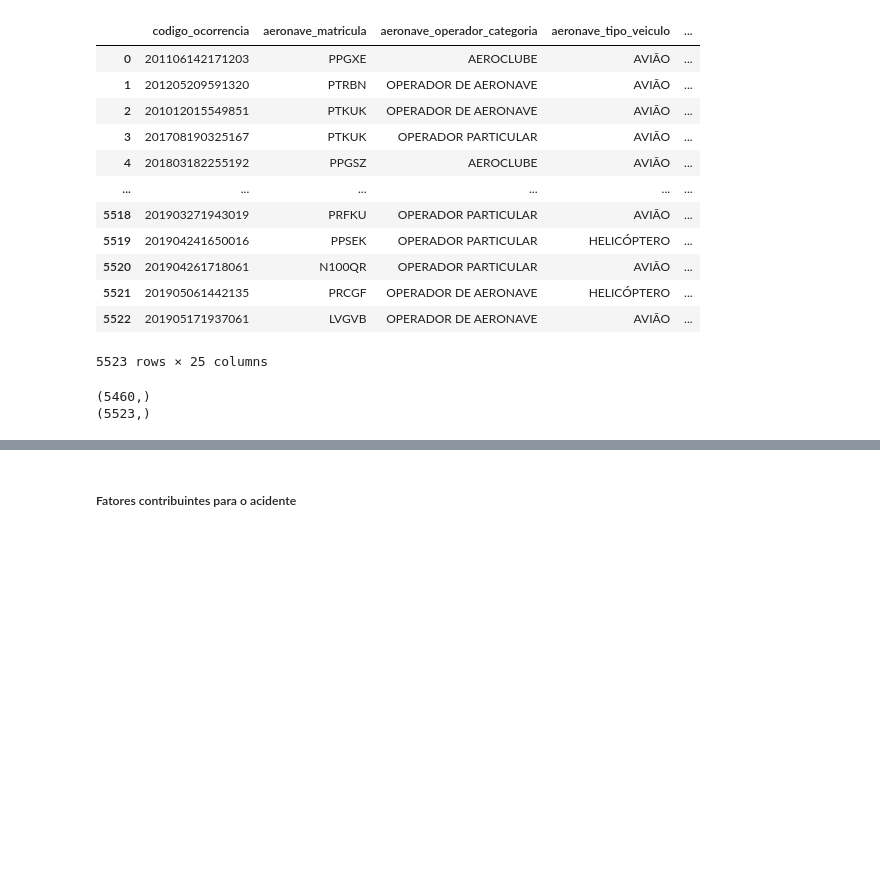
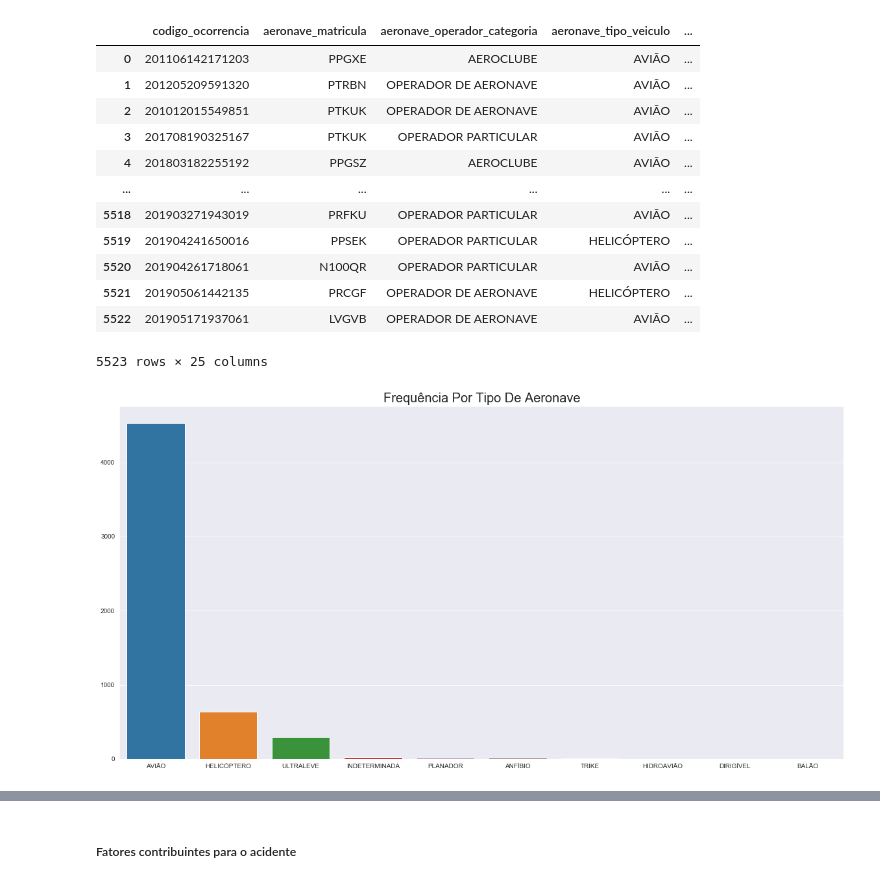
Before and after one commit to otavio-silva/IBD-TP2, a Jupyter notebook: code/TrabalhoPratico02.ipynb, the cells around one changed output, grey strips where cells are left out. Saved outputs shown, nothing was run; the diff lists cells and outputs as text; code cells hidden in the pictures; blank space fills up the shorter version.

Commit message:
Moved database creation and added some plots

```diff
--- a/code/TrabalhoPratico02.ipynb
+++ b/code/TrabalhoPratico02.ipynb
@@ -13,7 +13,7 @@ import pandas as pd
 from matplotlib import pyplot
 # %%
 pd.set_option('display.max_columns', None)
-engine = sqlalchemy.create_engine("sqlite:///database.db", echo=False)
+seaborn.set_style("darkgrid")
 # %% [markdown]
 ### 2. Membros
 # %% [markdown]
@@ -54,9 +54,12 @@ anv
 | 5521 | 201905061442135 | PRCGF | OPERADOR DE AERONAVE | HELICÓPTERO | ... |
 | 5522 | 201905171937061 | LVGVB | OPERADOR DE AERONAVE | AVIÃO | ... |
 5523 rows × 25 columns
-# %%
-print(anv.codigo_ocorrencia.unique().shape)
-print(anv.codigo_ocorrencia.shape)
-# %% [output]
-(5460,)
-(5523,)
+# %%
+s, n = numpy.unique(anv["aeronave_tipo_veiculo"].to_numpy(), return_counts=True)
+indices = numpy.flip(numpy.argsort(n))
+_, axis = pyplot.subplots(figsize=(20, 10))
+seaborn.barplot(y=n[indices], x=s[indices], orient='v')
+axis.set_title("Frequência Por Tipo De Aeronave", fontsize=20)
+pyplot.show()
+# %% [output]
+[figure, added]
```
Also changed, not shown: parts of 17 cells of this notebook.
